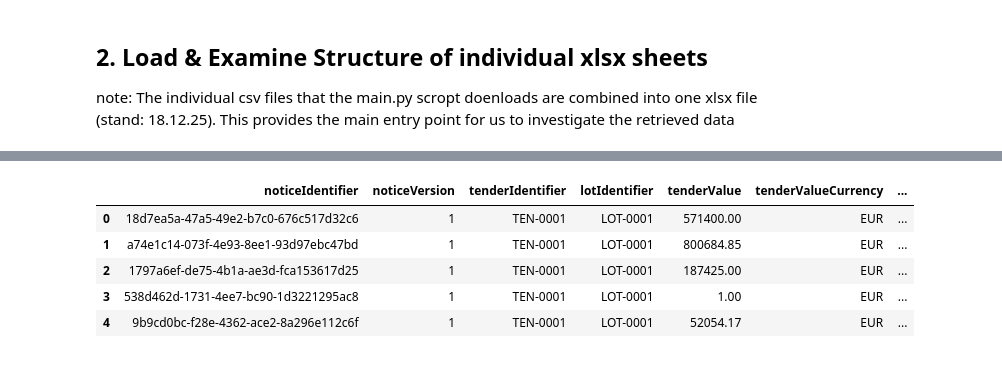
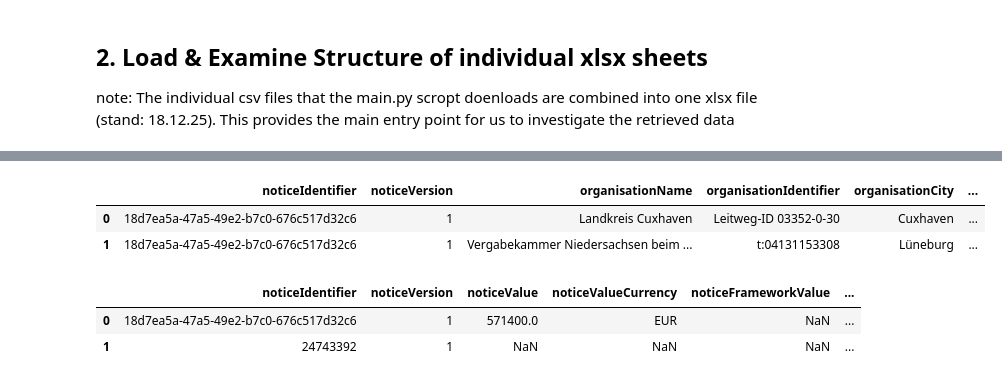
Before and after one commit to mojeffski/oeffentlichevergabe, a Jupyter notebook: analysis/test_analysis_scripts/181225_test_script.ipynb, the cells around one changed output, grey strips where cells are left out. Drawn from its saved outputs; the diff is of its cells as text; code cells hidden in the pictures.

```diff
--- a/analysis/test_analysis_scripts/181225_test_script.ipynb
+++ b/analysis/test_analysis_scripts/181225_test_script.ipynb
@@ -31,11 +82,16 @@ lot.head()
 # %%
-# tender data
-tender = pd.read_excel('../../data/notices_2025-12-06.xlsx',sheet_name='tender')
-tender.head()
+# testing organisation data
+organisation = pd.read_excel('../../data/notices_2025-12-06.xlsx',sheet_name='organisation')
+organisation.head(2)
 # %% [output]
-|  | noticeIdentifier | noticeVersion | tenderIdentifier | lotIdentifier | tenderValue | tenderValueCurrency | ... |
-| 0 | 18d7ea5a-47a5-49e2-b7c0-676c517d32c6 | 1 | TEN-0001 | LOT-0001 | 571400.00 | EUR | ... |
-| 1 | a74e1c14-073f-4e93-8ee1-93d97ebc47bd | 1 | TEN-0001 | LOT-0001 | 800684.85 | EUR | ... |
-| 2 | 1797a6ef-de75-4b1a-ae3d-fca153617d25 | 1 | TEN-0001 | LOT-0001 | 187425.00 | EUR | ... |
-| 3 | 538d462d-1731-4ee7-bc90-1d3221295ac8 | 1 | TEN-0001 | LOT-0001 | 1.00 | EUR | ... |
-| 4 | 9b9cd0bc-f28e-4362-ace2-8a296e112c6f | 1 | TEN-0001 | LOT-0001 | 52054.17 | EUR | ... |
+|  | noticeIdentifier | noticeVersion | organisationName | organisationIdentifier | organisationCity | ... |
+| 0 | 18d7ea5a-47a5-49e2-b7c0-676c517d32c6 | 1 | Landkreis Cuxhaven | Leitweg-ID 03352-0-30 | Cuxhaven | ... |
+| 1 | 18d7ea5a-47a5-49e2-b7c0-676c517d32c6 | 1 | Vergabekammer Niedersachsen beim ... | t:04131153308 | Lüneburg | ... |
+# %%
+# testing procedureLotResult data
+noticeResult = pd.read_excel('../../data/notices_2025-12-06.xlsx',sheet_name='noticeResult')
+noticeResult.head(2)
+# %% [output]
+|  | noticeIdentifier | noticeVersion | noticeValue | noticeValueCurrency | noticeFrameworkValue | ... |
+| 0 | 18d7ea5a-47a5-49e2-b7c0-676c517d32c6 | 1 | 571400.0 | EUR | NaN | ... |
+| 1 | 24743392 | 1 | NaN | NaN | NaN | ... |
```
Also changed, not shown: parts of 9 cells of this notebook.
